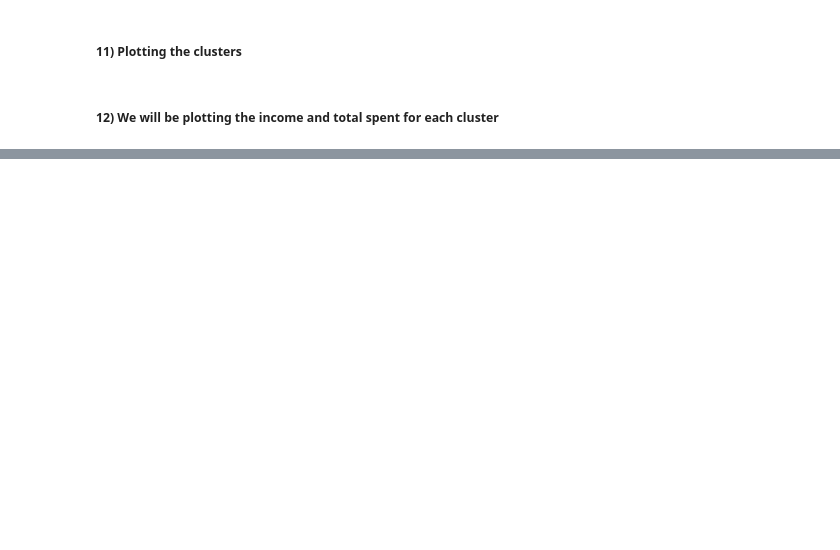
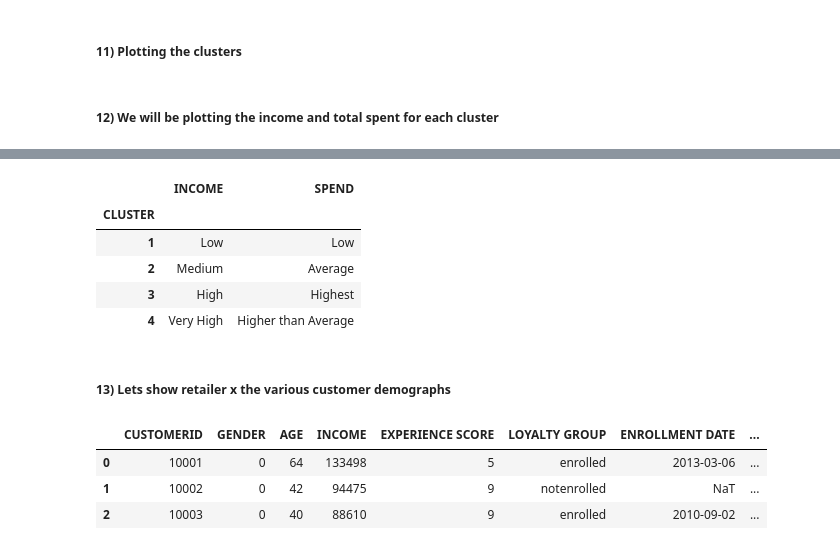
Before and after one commit to okeks/Machine-Learning-Clustering, a Jupyter notebook: Retailer X Machine Learning Clustering .ipynb, the cells around one changed output, grey strips where cells are left out. Saved outputs shown, nothing was run; the diff lists cells and outputs as text; code cells hidden in the pictures; blank space fills up the shorter version.

```diff
--- a/Retailer X Machine Learning Clustering .ipynb
+++ b/Retailer X Machine Learning Clustering .ipynb
@@ -860,0 +869,13 @@ plt.show()
+# %%
+cluster_explained.set_index('CLUSTER',inplace=True)
+# %%
+cluster_explained
+# %% [output]
+|  | INCOME | SPEND |
+| CLUSTER |  |  |
+| 1 | Low | Low |
+| 2 | Medium | Average |
+| 3 | High | Highest |
+| 4 | Very High | Higher than Average |
+# %% [markdown]
+##### 13) Lets show retailer x the various customer demographs
@@ -860,0 +884,7 @@ plt.show()
+# %%
+customer_demograph.head(3)
+# %% [output]
+|  | CUSTOMERID | GENDER | AGE | INCOME | EXPERIENCE SCORE | LOYALTY GROUP | ENROLLMENT DATE | ... |
+| 0 | 10001 | 0 | 64 | 133498 | 5 | enrolled | 2013-03-06 | ... |
+| 1 | 10002 | 0 | 42 | 94475 | 9 | notenrolled | NaT | ... |
+| 2 | 10003 | 0 | 40 | 88610 | 9 | enrolled | 2010-09-02 | ... |
```
Also changed, not shown: parts of 16 cells of this notebook.
